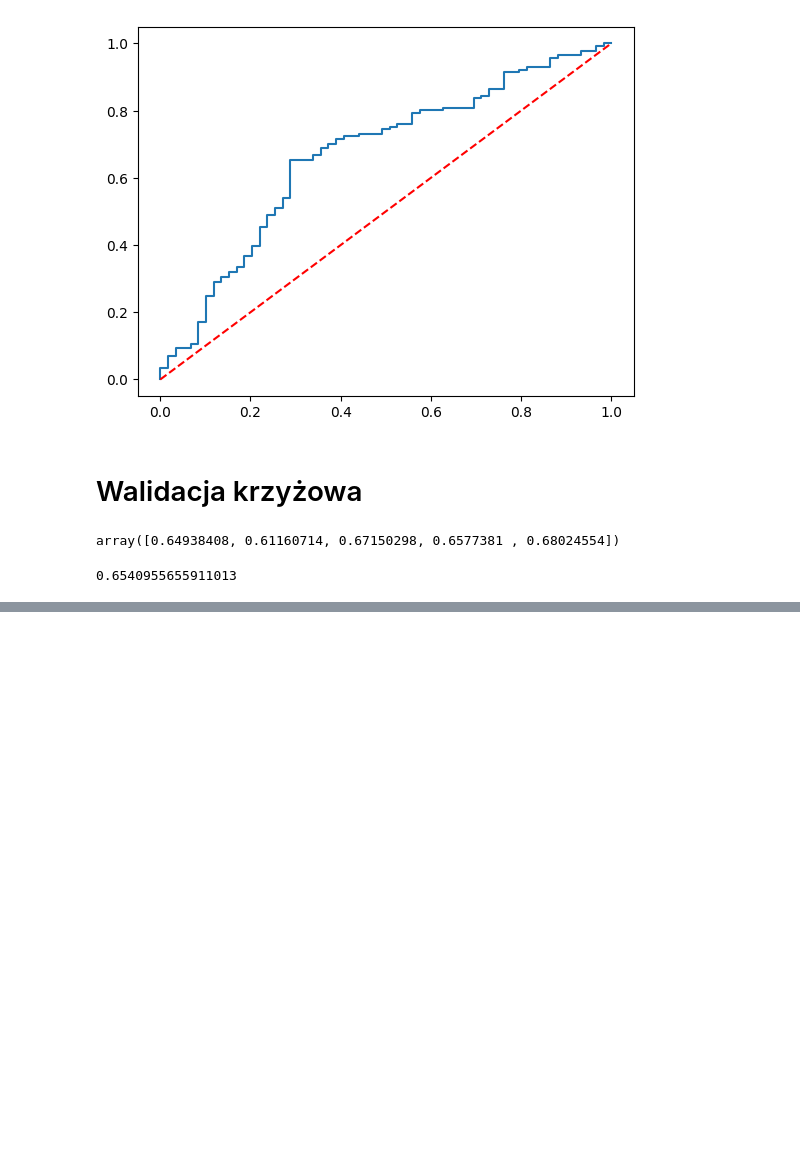
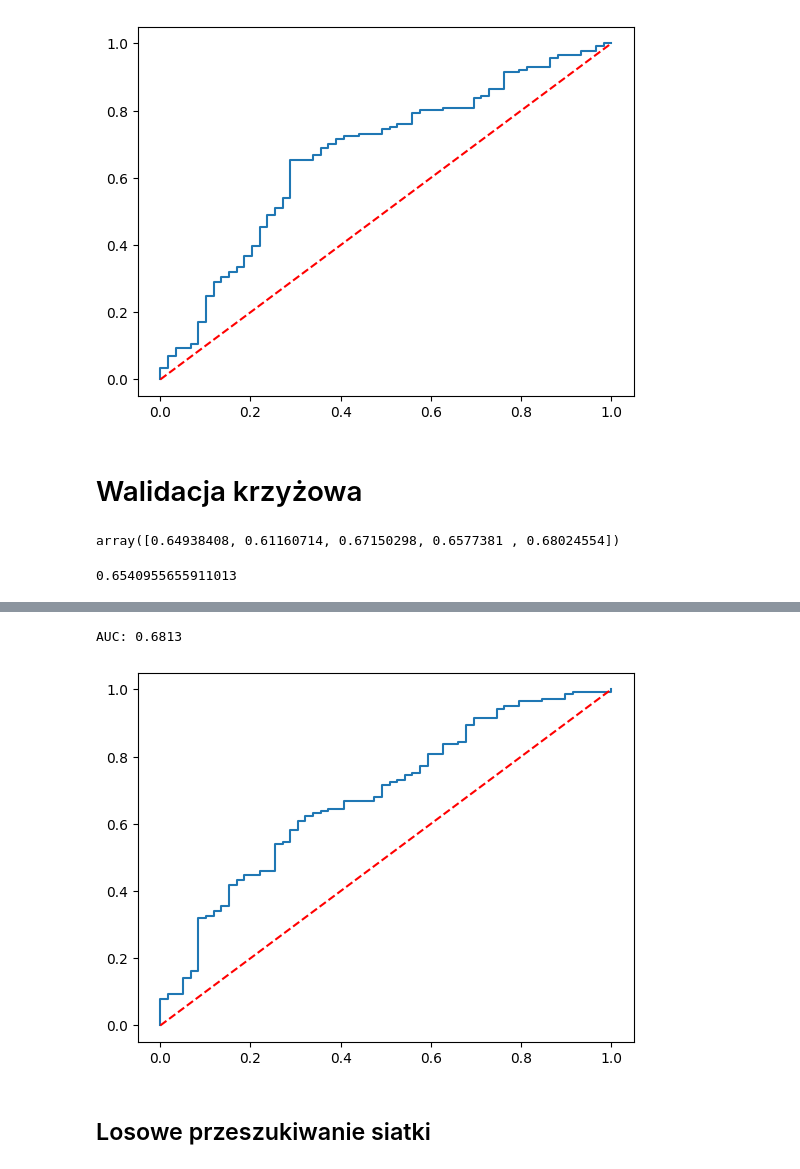
Before and after one commit to lwawrowski/cdv_bigdata, a Jupyter notebook: metody_analizy_przetwarzania_danych/2025_2026/gr1/20260530_klasyfikacja.ipynb, the cells around one changed output, grey strips where cells are left out. Saved outputs shown, nothing was run; the diff lists cells and outputs as text; code cells hidden in the pictures; blank space fills up the shorter version.

```diff
--- a/metody_analizy_przetwarzania_danych/2025_2026/gr1/20260530_klasyfikacja.ipynb
+++ b/metody_analizy_przetwarzania_danych/2025_2026/gr1/20260530_klasyfikacja.ipynb
@@ -320,0 +321,20 @@ print(scores_cv.mean())
+# %%
+from sklearn.model_selection import GridSearchCV
+
+param_distributions = {
+    'n_estimators': [100, 250, 500],
+    'learning_rate': [0.01, 0.05, 0.1, 0.2],
+    'max_depth': [3, 5, 7, 9],
+    'min_child_weight': [1, 3, 5, 7]
+}
+
+grid_search = GridSearchCV(
+    estimator=XGBClassifier(random_state=42),
+    param_grid=param_distributions,
+    scoring='roc_auc',
+    cv=5,
+    verbose=1,
+    n_jobs=16
+)
+
+grid_search.fit(X_train, y_train)
@@ -320,0 +371,4 @@ print(scores_cv.mean())
+# %%
+clf_xgb_best = grid_search.best_estimator_
+y_pred_test_xgb_best = clf_xgb_best.predict(X_test)
+evaluate_model(y_test, y_pred_test_xgb_best)
@@ -320,0 +385,7 @@ print(scores_cv.mean())
+# %%
+roc_plot(y_test, X_test, clf_xgb_best)
+# %% [output]
+AUC: 0.6813
+[figure, added]
+# %% [markdown]
+## Losowe przeszukiwanie siatki
```
Also changed, not shown: parts of 30 cells of this notebook, 1 other file.
